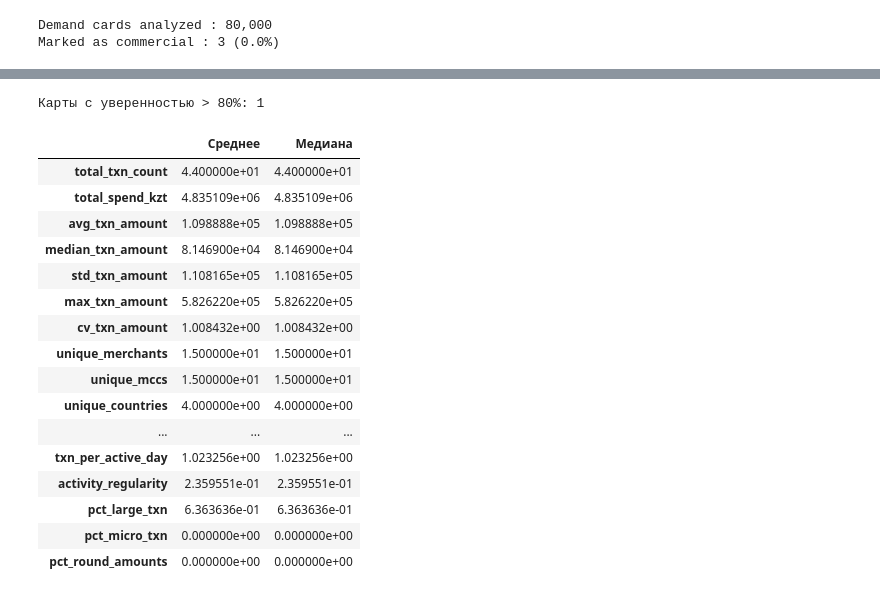
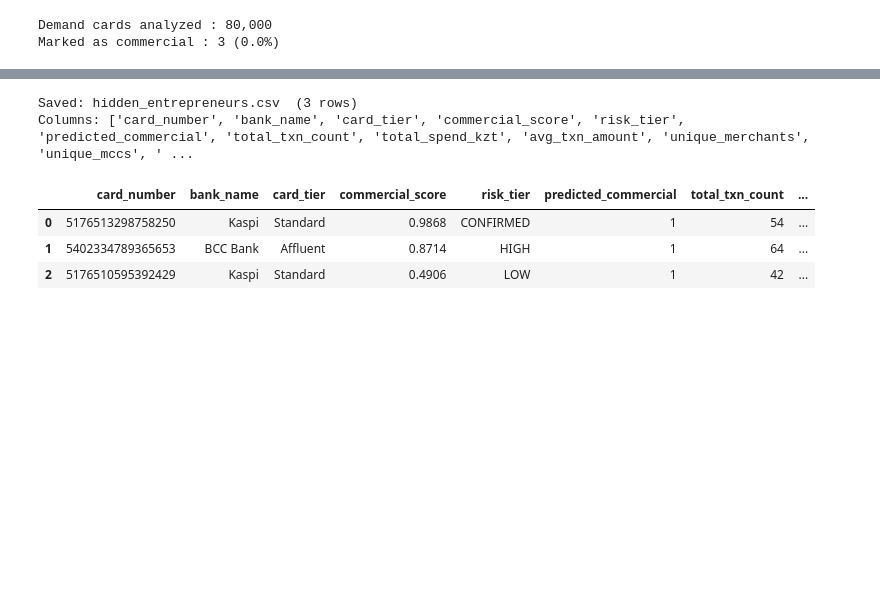
Before and after one commit to asset-data-ai/MDQ_teams, a Jupyter notebook: ml.ipynb, the cells around one changed output, grey strips where cells are left out. Cells and saved outputs as stored; diff of their text form; code cells hidden in the pictures; blank space fills up the shorter version.

```diff
--- a/ml.ipynb
+++ b/ml.ipynb
@@ -163,13 +188,15 @@ feats['pct_weekend'] = g['is_weekend'].mean()
 feats['pct_business_mcc']  = g['is_business_mcc'].mean()
 feats['pct_tokenized'] = g['tokenized'].mean()
 feats['pct_recurring'] = g['is_recurring'].mean()
+feats['pct_morning'] = g['is_morning'].mean()
+feats['pct_evening'] = g['is_evening'].mean()
 feats['active_days'] = g['transaction_date'].nunique()
 feats['date_span_days'] = g['transaction_date'].agg(lambda x: (x.max() - x.min()).days)
 feats['txn_per_active_day'] = feats['total_txn_count'] / (feats['active_days'] + 1)
 feats['activity_regularity'] = feats['active_days'] / (feats['date_span_days'] + 1)
 feats['pct_large_txn'] = g.apply(lambda x: (x['transaction_amount_kzt'] > 50_000).mean())
 feats['pct_micro_txn'] = g.apply(lambda x: (x['transaction_amount_kzt'] < 1_000).mean())
-feats['pct_round_amounts'] = g.apply(lambda x: (x['transaction_amount_kzt'] % 1000 == 0).mean())
+feats['pct_round_amounts'] = g.apply(lambda x: (x['transaction_amount_kzt'] % 10_000 == 0).mean())
 feats['label'] = g['label'].first()
 feats['bank_name'] = g['bank_name'].first()
 feats['card_tier'] = g['card_tier'].first()
@@ -388,8 +414,16 @@ X_consumers = consumer_feats[FEATURE_COLS].fillna(0).replace([np.inf, -np.inf],
 consumer_feats['commercial_score'] = best_model.predict_proba(X_consumers)[:, 1]
 consumer_feats['predicted_commercial']= (consumer_feats['commercial_score'] >= best_thresh).astype(int)
 
+def assign_risk_tier(score):
+    if score >= 0.90: return 'CONFIRMED'
+    elif score >= 0.75: return 'HIGH'
+    elif score >= 0.50: return 'MEDIUM'
+    else: return 'LOW'
+
+consumer_feats['risk_tier'] = consumer_feats['commercial_score'].apply(assign_risk_tier)
+
 n_flagged = consumer_feats['predicted_commercial'].sum()
-n_total   = len(consumer_feats)
+n_total = len(consumer_feats)
 print(f'Demand cards analyzed : {n_total:,}')
 print(f'Marked as commercial : {n_flagged:,} ({n_flagged/n_total:.1%})')
 # %% [output]
@@ -402,6 +436,12 @@ ax.hist(consumer_feats['commercial_score'], bins=60,
         color='#2196F3', alpha=0.8, edgecolor='white')
 ax.axvline(best_thresh, color='#FF5722', linestyle='--', lw=2,
            label=f'Decision threshold ({best_thresh:.2f})')
+tier_bounds = [0.50, 0.75, 0.90, 1.01]
+tier_labels = ['MEDIUM', 'HIGH', 'CONFIRMED']
+tier_colors = ['#FFA726', '#EF5350', '#D32F2F']
+for i, (lbl, col) in enumerate(zip(tier_labels, tier_colors)):
+    ax.axvspan(tier_bounds[i], tier_bounds[i+1], alpha=0.08, color=col, label=f'Tier: {lbl}')
+
 ax.set_title('Probability distribution of commercial activity\n'
              '(consumer cards)', fontsize=12, fontweight='bold')
 ax.set_xlabel('Commercial')
@@ -416,28 +456,28 @@ plt.show()
 # %%
-# Profile of Highly Confident Candidates
-high_conf = consumer_feats[consumer_feats['commercial_score'] > 0.80]
-print(f'Карты с уверенностью > 80%: {len(high_conf):,}')
+card_meta = df_all.groupby('card_number').agg(bank_name_x=('bank_name', 'first'), card_tier_x=('card_tier', 'first'), first_txn=('transaction_date', 'min'), last_txn=('transaction_date', 'max'),).reset_index()
 
-if len(high_conf) > 0:
-    profile = high_conf[FEATURE_COLS].describe().loc[['mean', '50%']].T
-    profile.columns = ['Среднее', 'Медиана']
-    display(profile)
+consumer_feats = consumer_feats.merge(card_meta, on='card_number', how='left')
+
+output_cols = ['card_number', 'bank_name', 'card_tier', 'commercial_score', 'risk_tier', 'predicted_commercial', 'first_txn', 'last_txn', 'total_txn_count', 'total_spend_kzt', 'avg_txn_amount', 'unique_merchants', 'unique_mccs', 'pct_business_hour', 'activity_regularity', 'pct_business_mcc', 'pct_offline', 'pct_round_amounts', 'cv_txn_amount',]
+output_cols = [c for c in output_cols if c in consumer_feats.columns]
+
+hidden = (consumer_feats[consumer_feats['predicted_commercial'] == 1][output_cols].sort_values('commercial_score', ascending=False).reset_index(drop=True))
+
+for col in ['commercial_score', 'pct_business_hour', 'activity_regularity', 'pct_business_mcc', 'pct_offline', 'pct_round_amounts', 'cv_txn_amount']:
+    if col in hidden.columns:
+        hidden[col] = hidden[col].round(4)
+for col in ['total_spend_kzt', 'avg_txn_amount']:
+    if col in hidden.columns:
+        hidden[col] = hidden[col].round(0).astype(int)
+
+hidden.to_csv(OUT_ENTREPRENEURS, index=False)
+print(f'Saved: {OUT_ENTREPRENEURS}  ({len(hidden):,} rows)')
+print(f'Columns: {list(hidden.columns)}')
+hidden.head(10)
 # %% [output]
-Карты с уверенностью > 80%: 1
+Saved: hidden_entrepreneurs.csv  (3 rows)
+Columns: ['card_number', 'bank_name', 'card_tier', 'commercial_score', 'risk_tier', 'predicted_commercial', 'total_txn_count', 'total_spend_kzt', 'avg_txn_amount', 'unique_merchants', 'unique_mccs', ' ...
-|  | Среднее | Медиана |
-| total_txn_count | 4.400000e+01 | 4.400000e+01 |
-| total_spend_kzt | 4.835109e+06 | 4.835109e+06 |
-| avg_txn_amount | 1.098888e+05 | 1.098888e+05 |
-| median_txn_amount | 8.146900e+04 | 8.146900e+04 |
-| std_txn_amount | 1.108165e+05 | 1.108165e+05 |
-| max_txn_amount | 5.826220e+05 | 5.826220e+05 |
-| cv_txn_amount | 1.008432e+00 | 1.008432e+00 |
-| unique_merchants | 1.500000e+01 | 1.500000e+01 |
-| unique_mccs | 1.500000e+01 | 1.500000e+01 |
-| unique_countries | 4.000000e+00 | 4.000000e+00 |
-| ... | ... | ... |
-| txn_per_active_day | 1.023256e+00 | 1.023256e+00 |
-| activity_regularity | 2.359551e-01 | 2.359551e-01 |
-| pct_large_txn | 6.363636e-01 | 6.363636e-01 |
-| pct_micro_txn | 0.000000e+00 | 0.000000e+00 |
-| pct_round_amounts | 0.000000e+00 | 0.000000e+00 |
+|  | card_number | bank_name | card_tier | commercial_score | risk_tier | predicted_commercial | total_txn_count | ... |
+| 0 | 5176513298758250 | Kaspi | Standard | 0.9868 | CONFIRMED | 1 | 54 | ... |
+| 1 | 5402334789365653 | BCC Bank | Affluent | 0.8714 | HIGH | 1 | 64 | ... |
+| 2 | 5176510595392429 | Kaspi | Standard | 0.4906 | LOW | 1 | 42 | ... |
```
Also changed, not shown: parts of 16 cells of this notebook, 7 other files.
